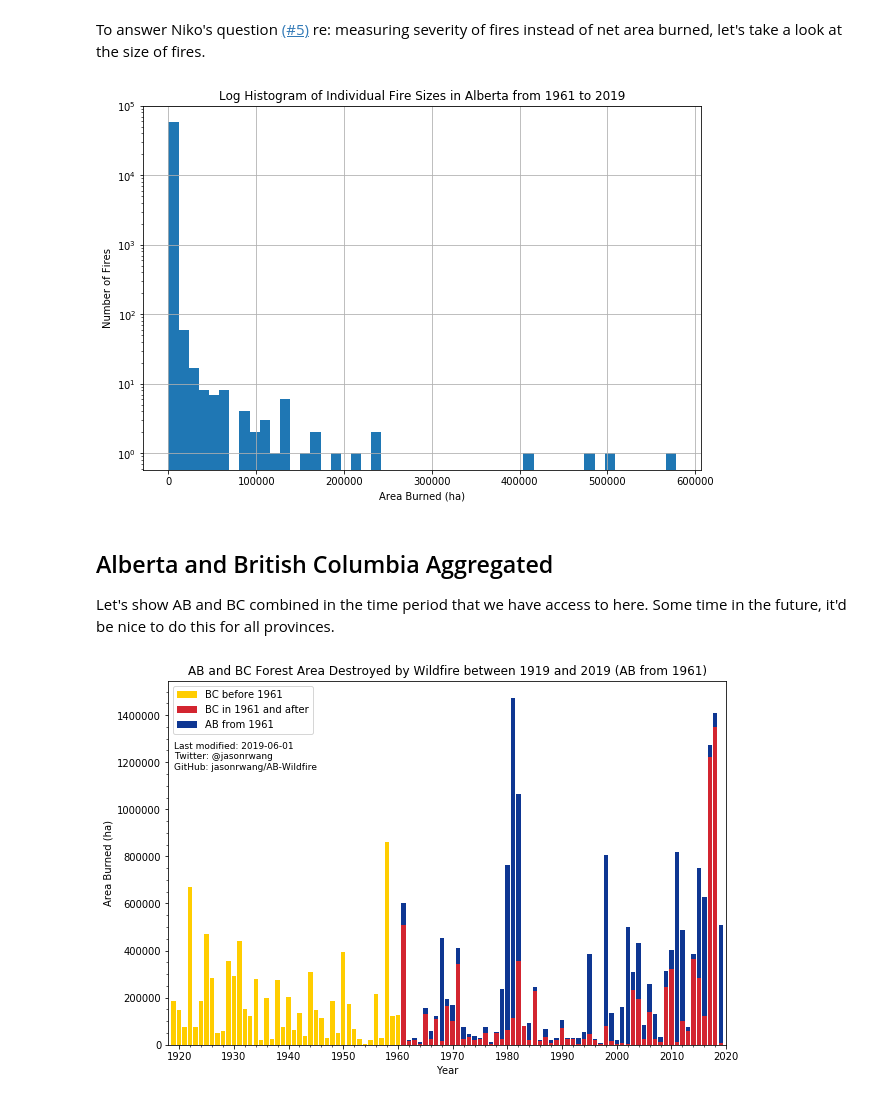
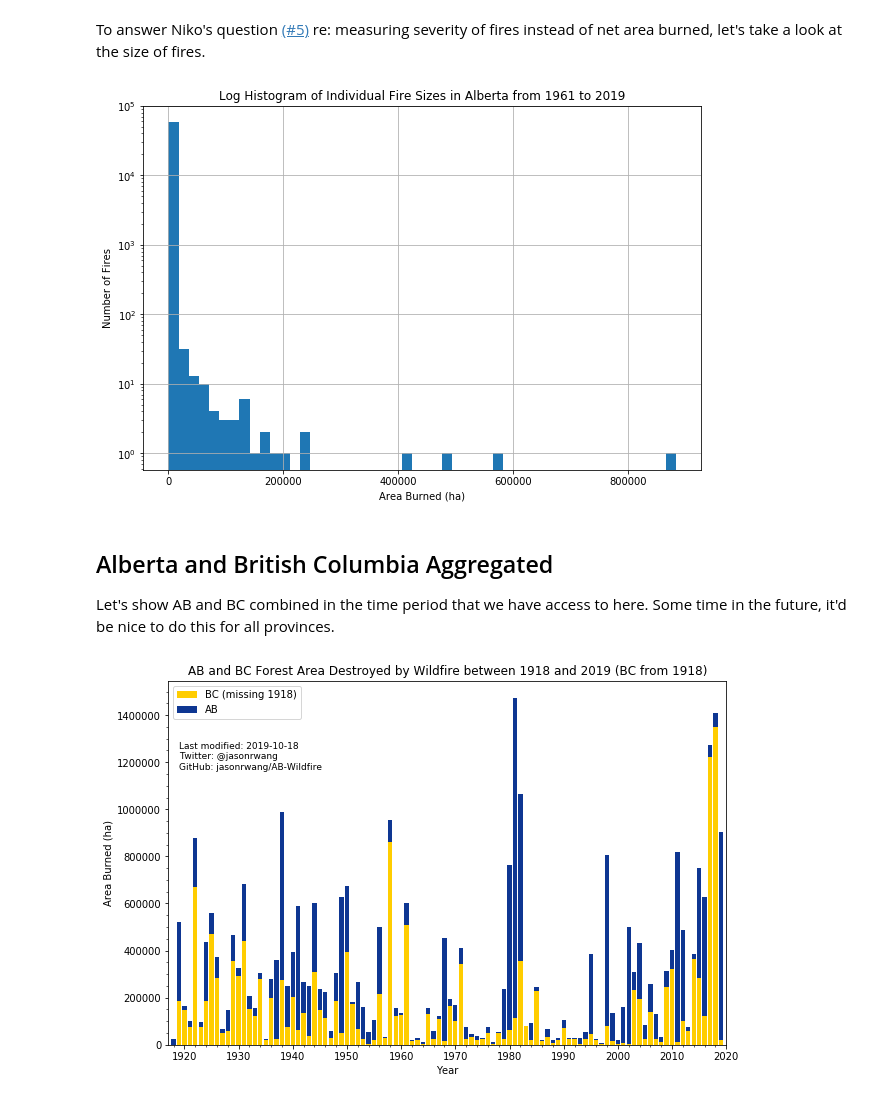
Before and after one commit to jasonrwang/AB-Wildfire, a Jupyter notebook: Summary Stats.ipynb, the cells around one changed output. Cells and saved outputs as stored; diff of their text form; code cells hidden in the pictures.

```diff
--- a/Summary Stats.ipynb
+++ b/Summary Stats.ipynb
@@ -4,13 +4,13 @@
 import pandas as pd
 import matplotlib.pyplot as plt
 # %%
-dfAB = pd.read_csv('data/ABWildfires_1961-2019.csv')
+dfAB = pd.read_csv('data/ABWildfires_1918-2019.csv')
 # %% [markdown]
 To answer Niko's question [(#5)](https://github.com/jasonrwang/AB-Wildfire/issues/5) re: measuring severity of fires instead of net area burned, let's take a look at the size of fires.
 # %%
 fig, ax = plt.subplots()
 
-dfAB['Area'].hist(ax=ax, bins=50, bottom=0, figsize=(10,6.7))
+dfAB.query('Year>=1961')['Area'].hist(ax=ax, bins=50, bottom=0, figsize=(10,6.7))
 
 ax.set(xlabel='Area Burned (ha)',
        ylabel='Number of Fires',
@@ -20,51 +20,47 @@ ax.set_yscale('log')
 plt.savefig('img/loghistABWildfires_1961-2019.png')
 plt.show()
 # %% [output]
-[figure, old version]
+[figure, new version]
 # %% [markdown]
 ## Alberta and British Columbia Aggregated
 
 Let's show AB and BC combined in the time period that we have access to here. Some time in the future, it'd be nice to do this for all provinces.
 # %%
 dfBC = pd.read_csv('data/BCWildfires_1919-2019.csv')
-dfBC['Area_BC_to1961'] = dfBC[ dfBC['Year'] < 1961 ]['Area']
-dfBC['Area_BC_from1961'] = dfBC[ dfBC['Year'] >= 1961 ]['Area']
 
 dfAB = dfAB.groupby(by = 'Year')['Area'].sum().reset_index() # BC is already aggregated by year
+dfAB['Area_AB_to1961'] = dfAB.query('Year<1961')['Area']
+dfAB['Area_AB_fromom1961'] = dfAB.query('Year<1961')['Area']
 
 df = dfBC.merge(dfAB, how='outer', on='Year', suffixes=('_BC', '_AB'))
 # %%
 fig = plt.figure(figsize=((10,6.7)))
 
 p1 = plt.bar(
-    df['Year'].values, df['Area_BC_to1961'].values,
-    color='#ffcd00', label='BC before 1961'
+    df['Year'].values, df['Area_BC'].values,
+    color='#ffcd00', label='BC (missing 1918)'
 )
 p2 = plt.bar(
-    df['Year'].values, df['Area_BC_from1961'].values,
-    color='#d32530', label='BC in 1961 and after'
-)
-p3 = plt.bar(
     df['Year'].values, df['Area_AB'].values,
     bottom=df['Area_BC'].values,
-    color='#0e3692',label='AB from 1961'
+    color='#0e3692',label='AB'
 )
 
-plt.title('AB and BC Forest Area Destroyed by Wildfire between 1919 and 2019 (AB from 1961)')
+plt.title('AB and BC Forest Area Destroyed by Wildfire between 1918 and 2019 (BC from 1918)')
 plt.xlabel('Year')
 plt.ylabel('Area Burned (ha)')
 plt.legend(loc='upper left')
 
 plt.xticks(range(1910, 2021, 10))
-plt.xlim([1918, 2020])
+plt.xlim([1917, 2020])
 plt.minorticks_on()
 
-credit = 'Last modified: 2019-06-01\nTwitter: @jasonrwang\nGitHub: jasonrwang/AB-Wildfire'
+credit = 'Last modified: 2019-10-18\nTwitter: @jasonrwang\nGitHub: jasonrwang/AB-Wildfire'
 plt.text(1919, 1170000, credit, fontsize=9)
 # ax.text(1, 3, '2016 Fort\nMcMurray Fire', fontsize=10, horizontalalignment='center') # In case anyone has insights
 
 # Save the the figure for other uses
 plt.savefig('img/ABandBC_Wildfires_1919-2019.png')
 plt.show()
 # %% [output]
-[figure, old version]
+[figure, new version]
```
Also changed, not shown: 5 other files.
